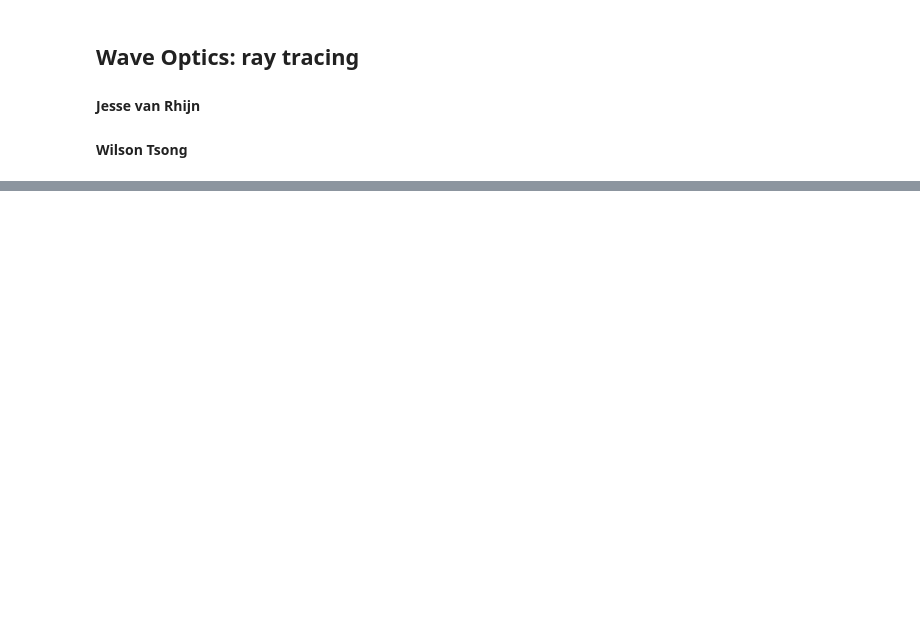
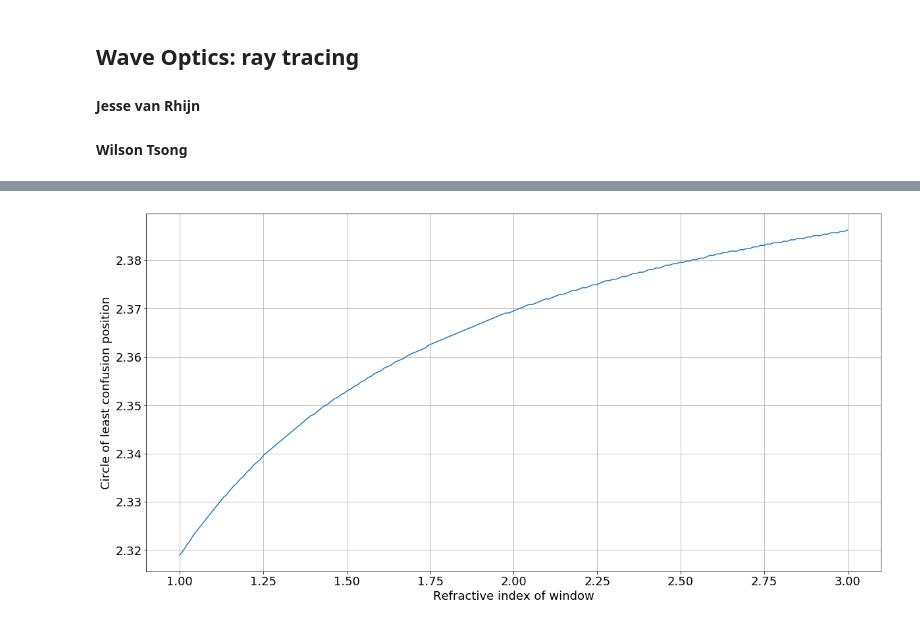
Before and after one commit to Jvanrhijn/wo_rt, a Jupyter notebook: wo_rt.ipynb, the cells around one changed output, grey strips where cells are left out. Cells and saved outputs as stored; diff of their text form; code cells hidden in the pictures; blank space fills up the shorter version.

```diff
--- a/wo_rt.ipynb
+++ b/wo_rt.ipynb
@@ -97,0 +118,7 @@ print(xs[bw.argmin()], bw.min())
+# %%
+plt.plot(ns, colc_location*1e2)
+plt.xlabel("Refractive index of window")
+plt.ylabel("Circle of least confusion position")
+plt.grid(True)
+# %% [output]
+[figure, added]
```
Also changed, not shown: parts of 17 cells of this notebook, 1 other file.
